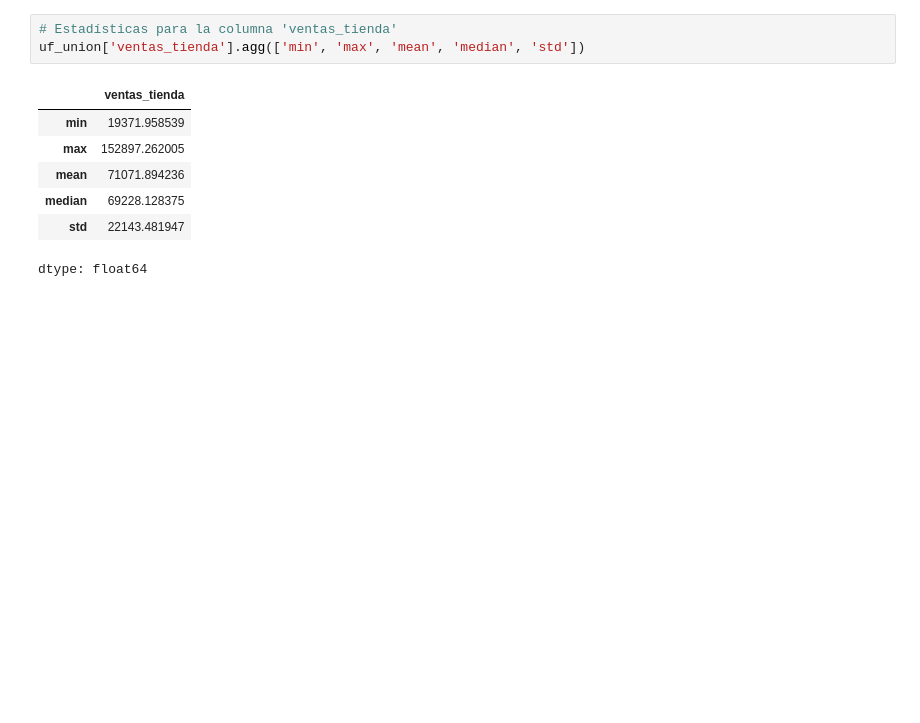
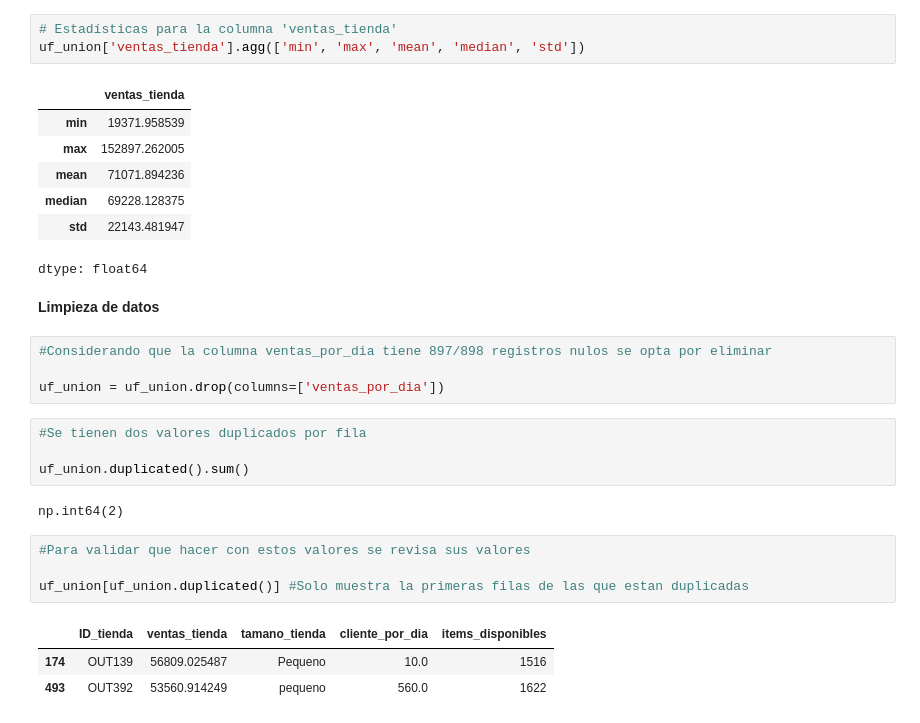
Before and after one commit to Mjdiazri/Code7Days, a Jupyter notebook: Ejercicio_promt_python_dataScience.ipynb, the cells around one changed output. Saved outputs shown, nothing was run; the diff lists cells and outputs as text; blank space fills up the shorter version.

```diff
--- a/Ejercicio_promt_python_dataScience.ipynb
+++ b/Ejercicio_promt_python_dataScience.ipynb
@@ -270,3 +271,23 @@ uf_union['ventas_tienda'].agg(['min', 'max', 'mean', 'median', 'std'])
 | median | 69228.128375 |
 | std | 22143.481947 |
 dtype: float64
+# %% [markdown]
+**Limpieza de datos**
+# %%
+#Considerando que la columna ventas_por_dia	tiene 897/898 registros nulos se opta por eliminar
+
+uf_union = uf_union.drop(columns=['ventas_por_dia'])
+# %%
+#Se tienen dos valores duplicados por fila
+
+uf_union.duplicated().sum()
+# %% [output]
+np.int64(2)
+# %%
+#Para validar que hacer con estos valores se revisa sus valores
+
+uf_union[uf_union.duplicated()] #Solo muestra la primeras filas de las que estan duplicadas
+# %% [output]
+|  | ID_tienda | ventas_tienda | tamano_tienda | cliente_por_dia | items_disponibles |
+| 174 | OUT139 | 56809.025487 | Pequeno | 10.0 | 1516 |
+| 493 | OUT392 | 53560.914249 | pequeno | 560.0 | 1622 |
```
Also changed, not shown: parts of 10 cells of this notebook.
